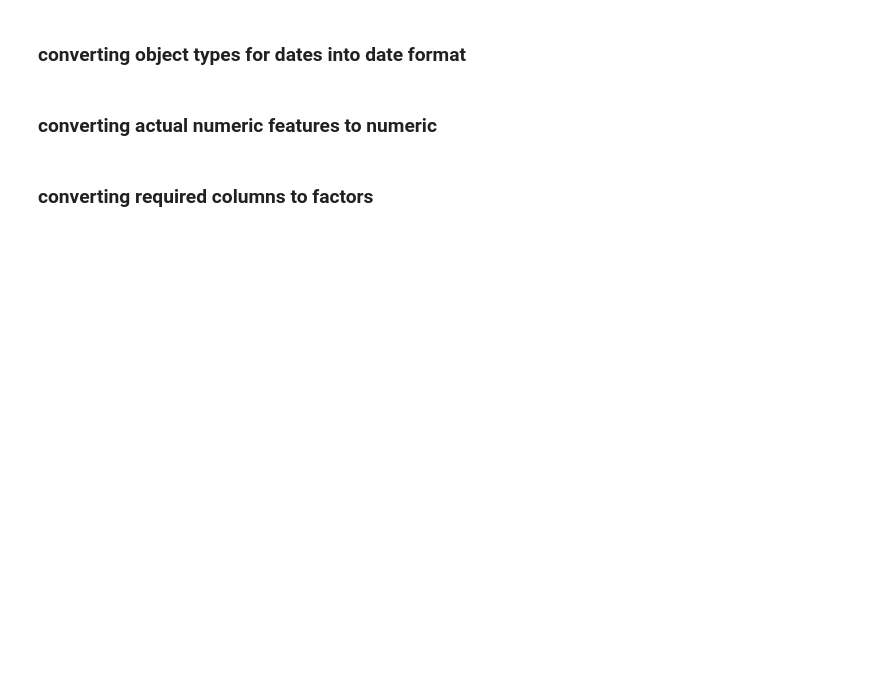
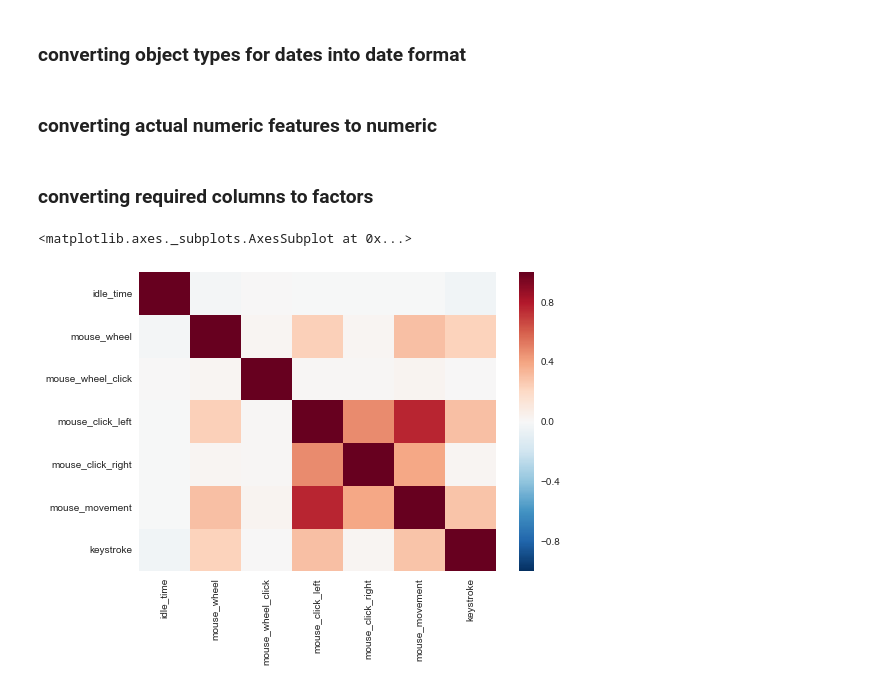
Before and after one commit to ashishakshantal/Internship, a Jupyter notebook: EPM-checkpoint.ipynb, the cells around one changed output. Saved outputs shown, nothing was run; the diff lists cells and outputs as text; code cells hidden in the pictures; blank space fills up the shorter version.

```diff
--- a/EPM-checkpoint.ipynb
+++ b/EPM-checkpoint.ipynb
@@ -56,11 +56,14 @@ epm['end_time'] =pd.to_datetime(epm.end_time)
 # %% [markdown]
 ### converting actual numeric features to numeric
 # %%
-epm['mouse_click_left'] = epm.mouse_click_left.fillna(0).astype(int)
-epm['mouse_click_right'] = epm.mouse_click_right.fillna(0).astype(int)
-epm['mouse_wheel_click'] = epm.mouse_wheel_click.fillna(0).astype(int)
-epm['mouse_movement'] = epm.mouse_movement.fillna(0).astype(int)
-epm['keystroke'] = epm.keystroke.fillna(0).astype(int)
+epm['mouse_click_left'] = epm.mouse_click_left.fillna(0).astype(np.int64)
+epm['mouse_click_right'] = epm.mouse_click_right.fillna(0).astype(np.int64)
+epm['mouse_wheel_click'] = epm.mouse_wheel_click.fillna(0).astype(np.int64)
+epm['mouse_movement'] = epm.mouse_movement.fillna(0).astype(np.int64)
+epm['keystroke'] = epm.keystroke.fillna(0).astype(np.int64)
+epm['mouse_wheel'] = epm.mouse_wheel.fillna(0).astype(np.int64)
+# %%
+epm['idle_time'] = epm.idle_time.fillna(0).astype(float)
 # %% [markdown]
 ### converting required columns to factors
 # %%
@@ -68,3 +71,22 @@ epm['session'] = epm['session'].astype('category')
 epm['student_Id'] = epm['student_Id'].astype('category')
 epm['activity'] = epm['activity'].astype('category')
 epm['exercise'] = epm['exercise'].astype('category')
+# %%
+cormatrix = epm.corr()
+
+'''mask = np.zeros_like(cormatrix, dtype=np.bool)
+mask[np.triu_indices_from(mask)] = True
+
+f, ax = plt.subplots(figsize=(20,10 ))
+
+cmap = sns.diverging_palette(220, 10, as_cmap=True)
+
+sns.set(style="whitegrid", color_codes=True)
+
+sns.heatmap(cormatrix, mask = mask, cmap = cmap, center = 0,
+            square=True, linewidths=.5, cbar_kws={"shrink": .5})
+      '''
+sns.heatmap(cormatrix)
+# %% [output]
+<matplotlib.axes._subplots.AxesSubplot at 0x...>
+[figure, added]
```
Also changed, not shown: parts of 25 cells of this notebook.
